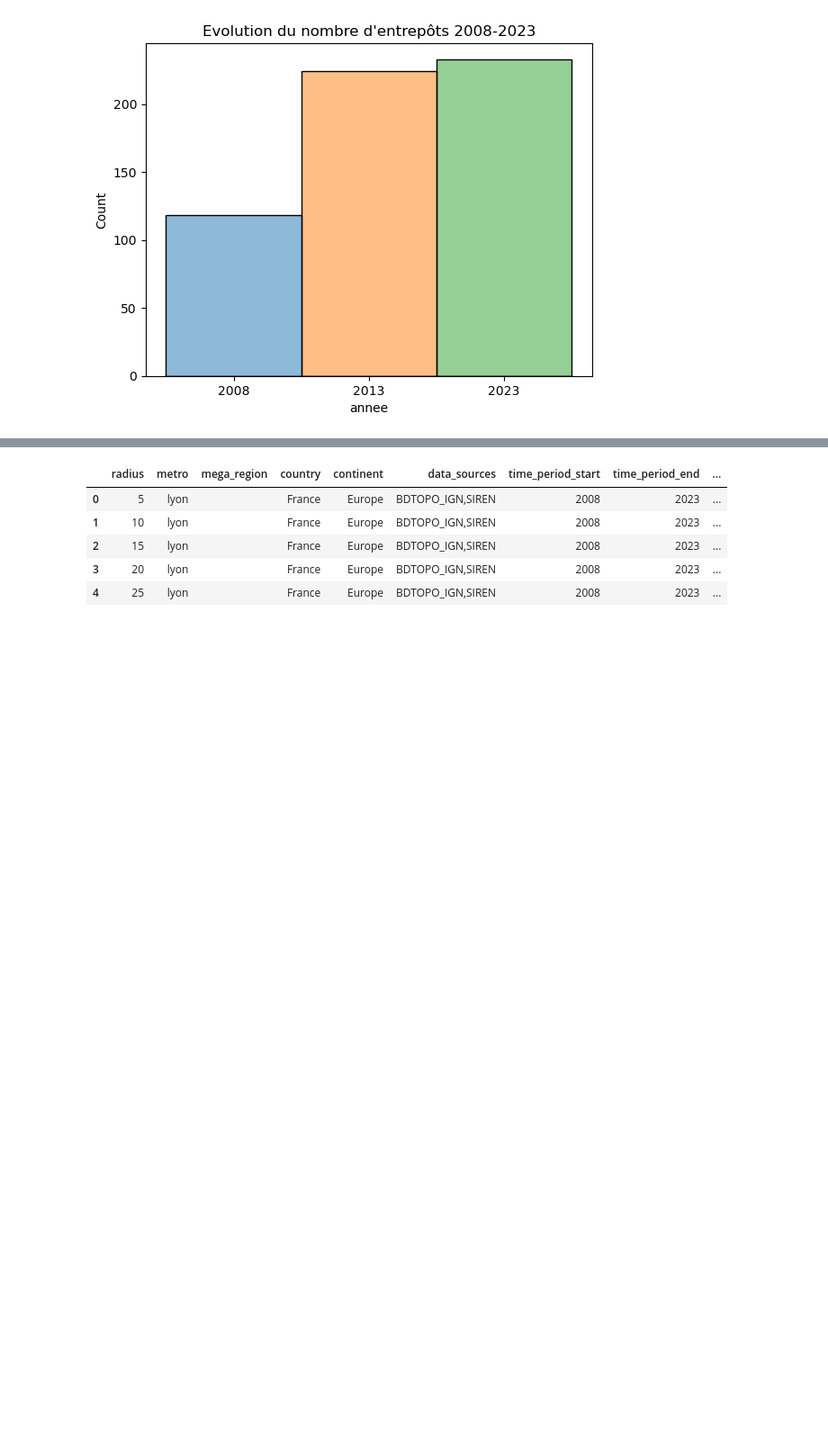
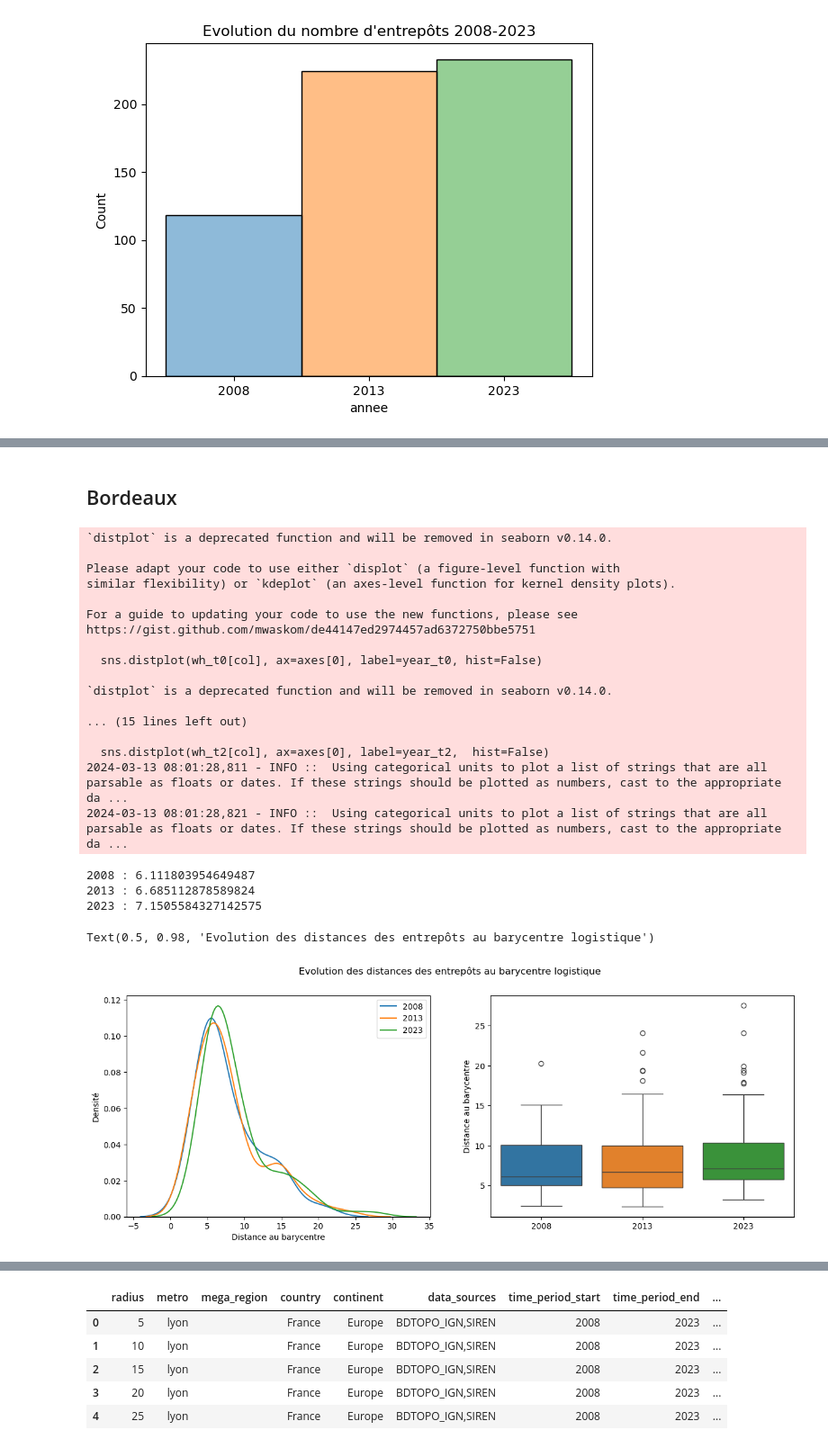
Before and after one commit to brustt/logistics_sprawl, a Jupyter notebook: notebooks/visualization.ipynb, the cells around one changed output, grey strips where cells are left out. Shown: that part at 90% size. Saved outputs shown, nothing was run; the diff lists cells and outputs as text; code cells hidden in the pictures; blank space fills up the shorter version.

```diff
--- a/notebooks/visualization.ipynb
+++ b/notebooks/visualization.ipynb
@@ -216,0 +160,2 @@ df = load_measure(roi_name, period=period)
+# %% [markdown]
+## Bordeaux
@@ -216,0 +183,65 @@ df = load_measure(roi_name, period=period)
+# %%
+def get_dist_centroid(wh_df):
+    wh_centroid = np.mean(wh_df.centroid.x), np.mean(wh_df.centroid.y)
+    return wh_df.distance(Point(wh_centroid)) / 1000
+
+wh_t0["dist_centroid"] = get_dist_centroid(wh_t0)
+wh_t1["dist_centroid"] = get_dist_centroid(wh_t1)
+wh_t2["dist_centroid"] = get_dist_centroid(wh_t2)
+
+fig, axes = plt.subplots(1, 2, figsize=(15, 5))
+
+col = "dist_centroid"
+median_t0 = np.median(wh_t0[col])
+median_t1 = np.median(wh_t1[col])
+median_t2 = np.median(wh_t2[col])
+
+print(f"{year_t0} : {median_t0}")
+print(f"{year_t1} : {median_t1}")
+print(f"{year_t2} : {median_t2}")
+
+
+sns.distplot(wh_t0[col], ax=axes[0], label=year_t0, hist=False)
+sns.distplot(wh_t1[col], ax=axes[0], label=year_t1,  hist=False)
+sns.distplot(wh_t2[col], ax=axes[0], label=year_t2,  hist=False)
+
+axes[0].set_xlabel("Distance au barycentre")
+axes[0].set_ylabel("Densité")
+axes[0].legend()
+
+
+df_dist = pd.concat(
+    [
+        wh_t0["dist_centroid"].rename(f"{year_t0}"),
+        wh_t1["dist_centroid"].rename(f"{year_t1}"),
+        wh_t2["dist_centroid"].rename(f"{year_t2}")
+    ], axis=1)
+
+
+sns.boxplot(df_dist, ax=axes[1])
+axes[1].set_ylabel("Distance au barycentre")
+
+fig.suptitle('Evolution des distances des entrepôts au barycentre logistique', fontsize=12)
+# %% [output]
+`distplot` is a deprecated function and will be removed in seaborn v0.14.0.
+
+Please adapt your code to use either `displot` (a figure-level function with
+similar flexibility) or `kdeplot` (an axes-level function for kernel density plots).
+
+For a guide to updating your code to use the new functions, please see
+https://gist.github.com/mwaskom/de44147ed2974457ad6372750bbe5751
+
+  sns.distplot(wh_t0[col], ax=axes[0], label=year_t0, hist=False)
+
+`distplot` is a deprecated function and will be removed in seaborn v0.14.0.
+
+... (15 lines left out)
+
+  sns.distplot(wh_t2[col], ax=axes[0], label=year_t2,  hist=False)
+2024-03-13 08:01:28,811 - INFO ::  Using categorical units to plot a list of strings that are all parsable as floats or dates. If these strings should be plotted as numbers, cast to the appropriate da ...
+2024-03-13 08:01:28,821 - INFO ::  Using categorical units to plot a list of strings that are all parsable as floats or dates. If these strings should be plotted as numbers, cast to the appropriate da ...
+2008 : 6.111803954649487
+2013 : 6.685112878589824
+2023 : 7.1505584327142575
+Text(0.5, 0.98, 'Evolution des distances des entrepôts au barycentre logistique')
+[figure, added]
```
Also changed, not shown: parts of 45 cells of this notebook.
